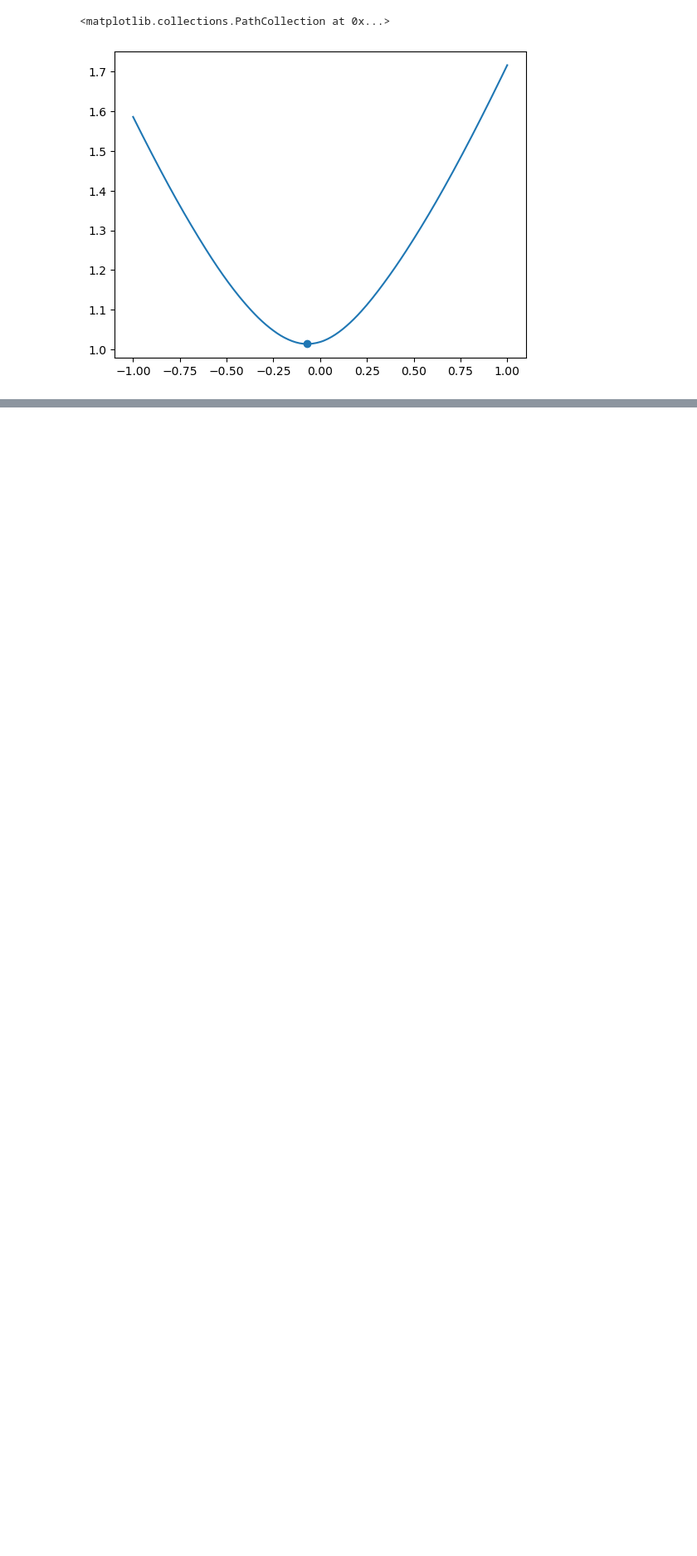
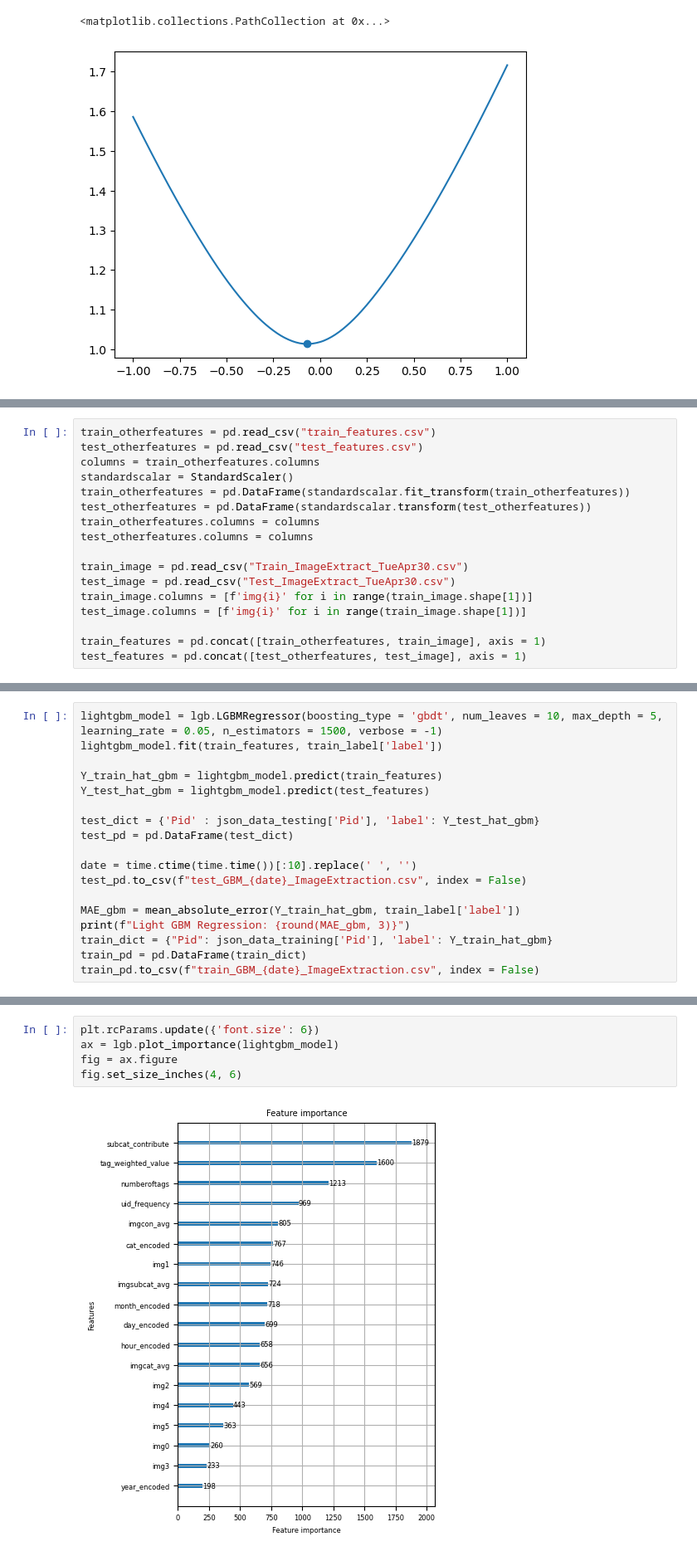
Before and after one commit to TiWenChen/Data-Mining-Project-2, a Jupyter notebook: StructureDataModel.ipynb, the cells around one changed output, grey strips where cells are left out. Shown at 83% size. Cells and saved outputs as stored; diff of their text form; blank space fills up the shorter version.

```diff
--- a/StructureDataModel.ipynb
+++ b/StructureDataModel.ipynb
@@ -179,0 +188,17 @@ plt.scatter(min_weights, min_mae)
+# %%
+train_otherfeatures = pd.read_csv("train_features.csv")
+test_otherfeatures = pd.read_csv("test_features.csv")
+columns = train_otherfeatures.columns
+standardscalar = StandardScaler()
+train_otherfeatures = pd.DataFrame(standardscalar.fit_transform(train_otherfeatures))
+test_otherfeatures = pd.DataFrame(standardscalar.transform(test_otherfeatures))
+train_otherfeatures.columns = columns
+test_otherfeatures.columns = columns
+
+train_image = pd.read_csv("Train_ImageExtract_TueApr30.csv")
+test_image = pd.read_csv("Test_ImageExtract_TueApr30.csv")
+train_image.columns = [f'img{i}' for i in range(train_image.shape[1])]
+test_image.columns = [f'img{i}' for i in range(train_image.shape[1])]
+
+train_features = pd.concat([train_otherfeatures, train_image], axis = 1)
+test_features = pd.concat([test_otherfeatures, test_image], axis = 1)
@@ -179,0 +221,18 @@ plt.scatter(min_weights, min_mae)
+# %%
+lightgbm_model = lgb.LGBMRegressor(boosting_type = 'gbdt', num_leaves = 10, max_depth = 5, learning_rate = 0.05, n_estimators = 1500, verbose = -1)
+lightgbm_model.fit(train_features, train_label['label'])
+
+Y_train_hat_gbm = lightgbm_model.predict(train_features)
+Y_test_hat_gbm = lightgbm_model.predict(test_features)
+
+test_dict = {'Pid' : json_data_testing['Pid'], 'label': Y_test_hat_gbm}
+test_pd = pd.DataFrame(test_dict)
+
+date = time.ctime(time.time())[:10].replace(' ', '')
+test_pd.to_csv(f"test_GBM_{date}_ImageExtraction.csv", index = False)
+
+MAE_gbm = mean_absolute_error(Y_train_hat_gbm, train_label['label'])
+print(f"Light GBM Regression: {round(MAE_gbm, 3)}")
+train_dict = {"Pid": json_data_training['Pid'], 'label': Y_train_hat_gbm}
+train_pd = pd.DataFrame(train_dict)
+train_pd.to_csv(f"train_GBM_{date}_ImageExtraction.csv", index = False)
@@ -179,0 +241,7 @@ plt.scatter(min_weights, min_mae)
+# %%
+plt.rcParams.update({'font.size': 6})
+ax = lgb.plot_importance(lightgbm_model)
+fig = ax.figure
+fig.set_size_inches(4, 6)
+# %% [output]
+[figure, added]
```
Also changed, not shown: parts of 9 cells of this notebook, 1 other file.
